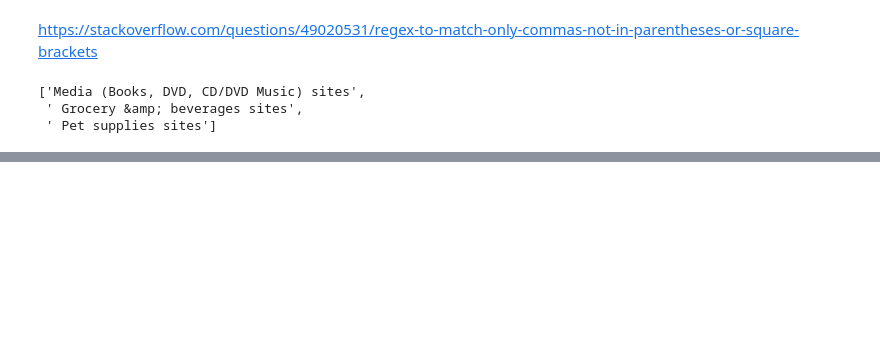
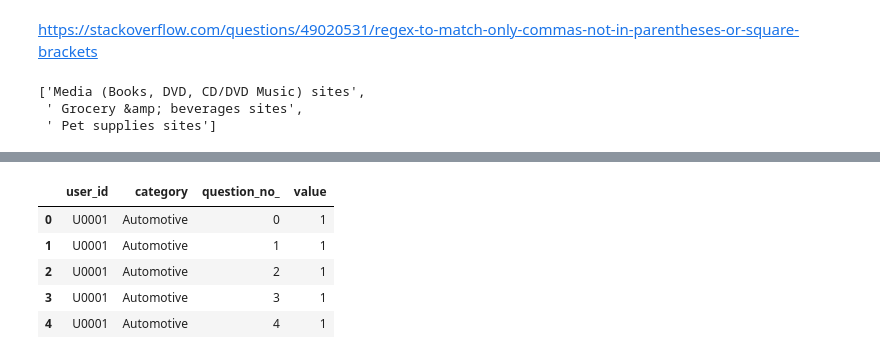
Before and after one commit to abhilash-j2/Team3_INFO7374_Spring2021, a Jupyter notebook: Assignments/Assignment1/Data pre-processing.ipynb, the cells around one changed output, grey strips where cells are left out. Saved outputs shown, nothing was run; the diff lists cells and outputs as text; code cells hidden in the pictures; blank space fills up the shorter version.

```diff
--- a/Assignments/Assignment1/Data pre-processing.ipynb
+++ b/Assignments/Assignment1/Data pre-processing.ipynb
@@ -492,0 +507,9 @@ inf_df[["user_id", ]]
+# %%
+rating_df.head()
+# %% [output]
+|  | user_id | category | question_no_ | value |
+| 0 | U0001 | Automotive | 0 | 1 |
+| 1 | U0001 | Automotive | 1 | 1 |
+| 2 | U0001 | Automotive | 2 | 1 |
+| 3 | U0001 | Automotive | 3 | 1 |
+| 4 | U0001 | Automotive | 4 | 1 |
```
Also changed, not shown: parts of 56 cells of this notebook, 32 other files.
